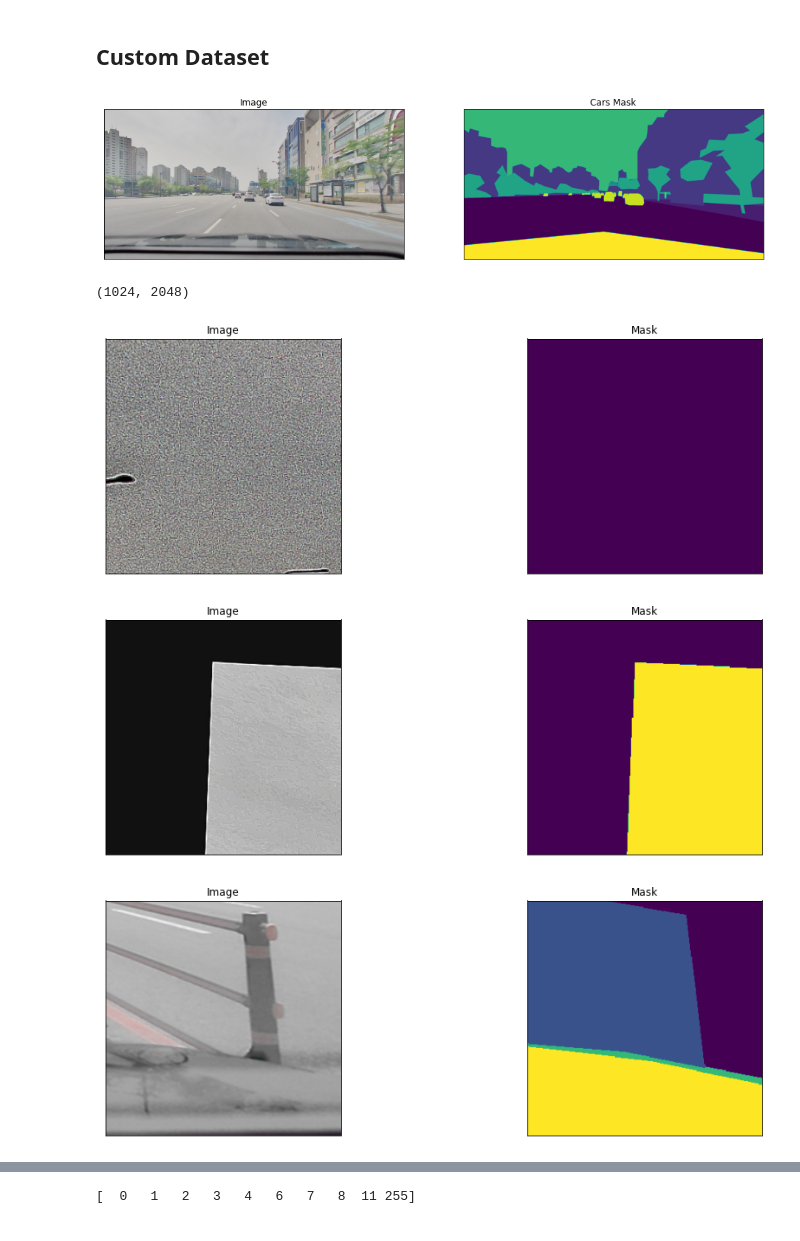
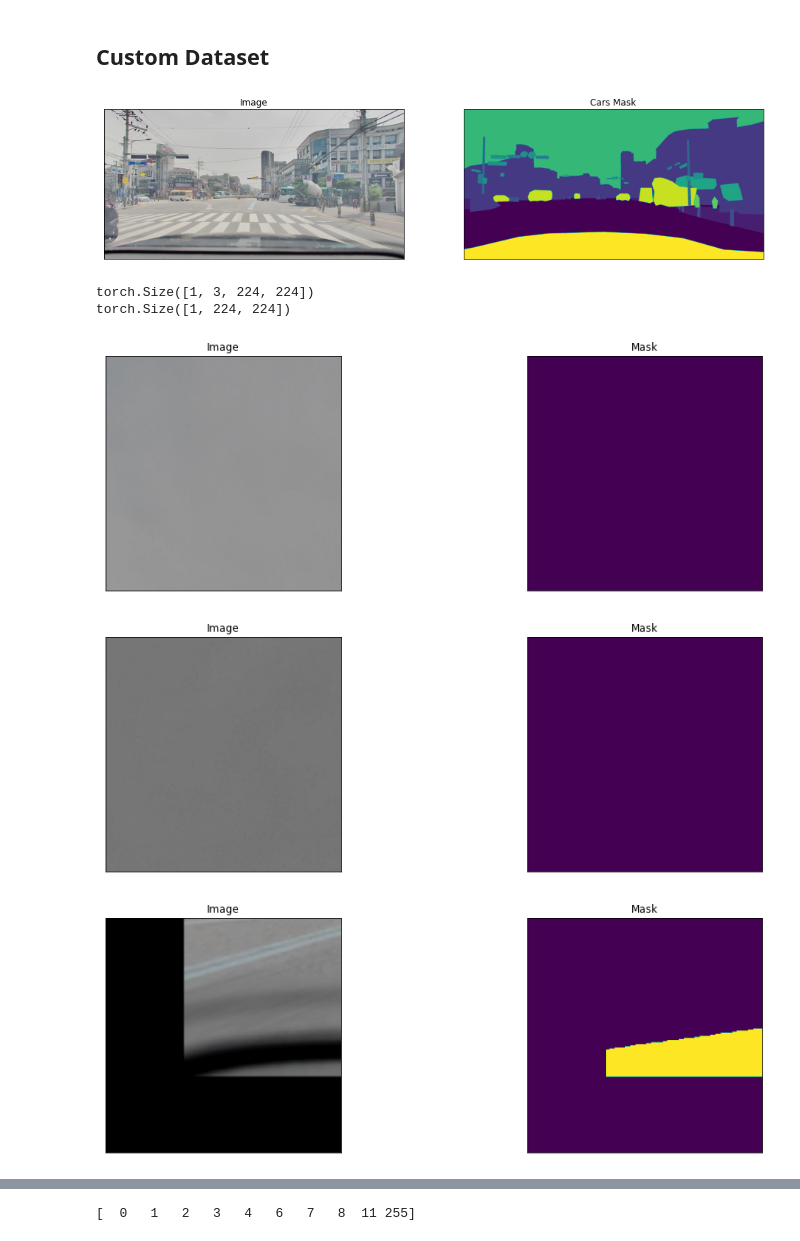
Before and after one commit to cauVIMmksong/Samsung-AI-Challenge, a Jupyter notebook: Challenge_Code.ipynb, the cells around one changed output, grey strips where cells are left out. Drawn from its saved outputs; the diff is of its cells as text; code cells hidden in the pictures.

```diff
--- a/Challenge_Code.ipynb
+++ b/Challenge_Code.ipynb
@@ -136,7 +118,7 @@ class Dataset(BaseDataset):
 # %%
 # Lets look at data we have
 
-dataset = Dataset(csv_file='/home/work/CPS_Project/Samsung AI-Challenge/open/train_source.csv')
+dataset = Dataset(x_train_dir, y_train_dir)
 
 image, mask = dataset[4] # get some sample
 visualize(
@@ -144,23 +126,18 @@ visualize(
     cars_mask=mask.squeeze(),
 )
 # %% [output]
-[figure, old version]
+[figure, new version]
 # %%
 import albumentations as albu
 
 def get_training_augmentation():
     train_transform = [
-
         albu.HorizontalFlip(p=0.5),
-
         albu.ShiftScaleRotate(scale_limit=0.5, rotate_limit=0, shift_limit=0.1, p=1, border_mode=0),
-
-        albu.PadIfNeeded(min_height=320, min_width=320, always_apply=True, border_mode=0),
-        albu.RandomCrop(height=320, width=320, always_apply=True),
-
+        albu.PadIfNeeded(min_height=224, min_width=224, always_apply=True, border_mode=0),
+        albu.RandomCrop(height=224, width=224, always_apply=True),
         albu.GaussNoise(p=0.2),
         albu.Perspective(p=0.5),
-
         albu.OneOf(
             [
                 albu.CLAHE(p=1),
@@ -169,7 +146,6 @@ def get_training_augmentation():
             ],
             p=0.9,
         ),
-
         albu.OneOf(
             [
                 albu.Sharpen(p=1),
@@ -178,7 +154,6 @@ def get_training_augmentation():
             ],
             p=0.9,
         ),
-
         albu.OneOf(
             [
                 albu.RandomBrightnessContrast(p=1),
@@ -189,11 +164,11 @@ def get_training_augmentation():
     ]
     return albu.Compose(train_transform)
 
-
 def get_validation_augmentation():
-    """Add paddings to make image shape divisible by 32"""
+    """Add paddings to make image shape 224x224"""
     test_transform = [
-        albu.PadIfNeeded(384, 480)
+        albu.PadIfNeeded(224, 224),
+        albu.CenterCrop(height=224, width=224, always_apply=True)
     ]
     return albu.Compose(test_transform)
 
@@ -221,37 +196,29 @@ def get_preprocessing(preprocessing_fn):
     _transform = [
         albu.Lambda(image=preprocessing_fn),
         albu.Lambda(image=to_tensor, mask=to_tensor),
-        #albu.Resize(224,224),
-        #albu.Normalize(),
-        #ToTensorV2(),
     ]
     return albu.Compose(_transform)
-
-def test_transform():
-    transform = [
-        albu.Resize(224,224),
-        albu.Normalize(),
-        ToTensorV2()
-    ]
-    return albu.Compose(transform)
 # %%
 #### Visualize resulted augmented images and masks
 
 augmented_dataset = Dataset(
-    csv_file='/home/work/CPS_Project/Samsung AI-Challenge/open/train_source.csv',
+    x_train_dir,
+    y_train_dir,
     augmentation=get_training_augmentation()
 )
-print(mask.shape)
+print(images.shape)
+print(masks.shape)
 
 # same image with different random transforms
 for i in range(3):
     image, mask = augmented_dataset[3]
     visualize(image=image, mask=mask)
 # %% [output]
-(1024, 2048)
+torch.Size([1, 3, 224, 224])
+torch.Size([1, 224, 224])
-[figure, old version]
+[figure, new version]
-[figure, old version]
+[figure, new version]
-[figure, old version]
+[figure, new version]
 # %%
 import sys
 
```
Also changed, not shown: parts of 5 cells of this notebook, 2 other files.
